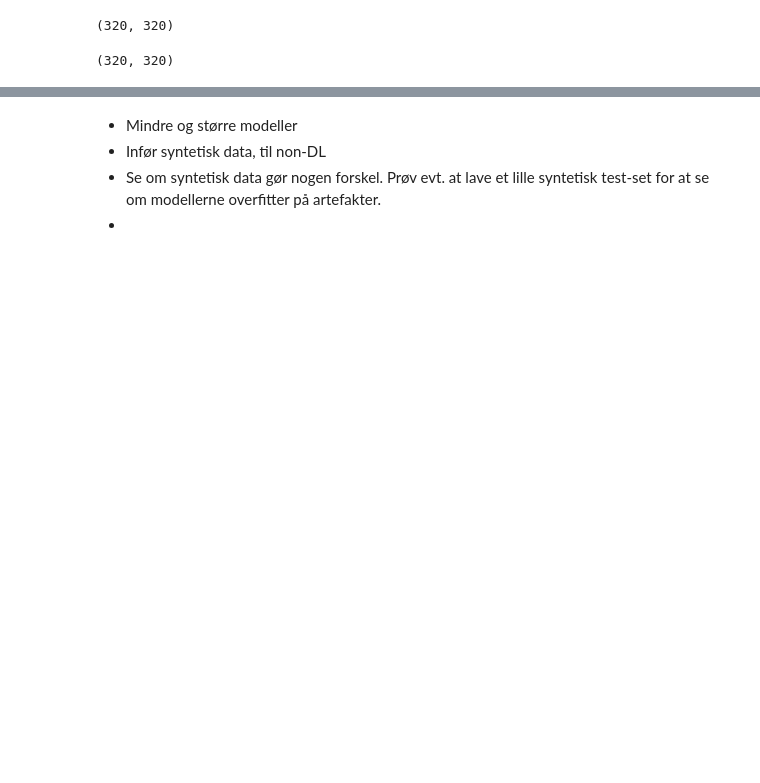
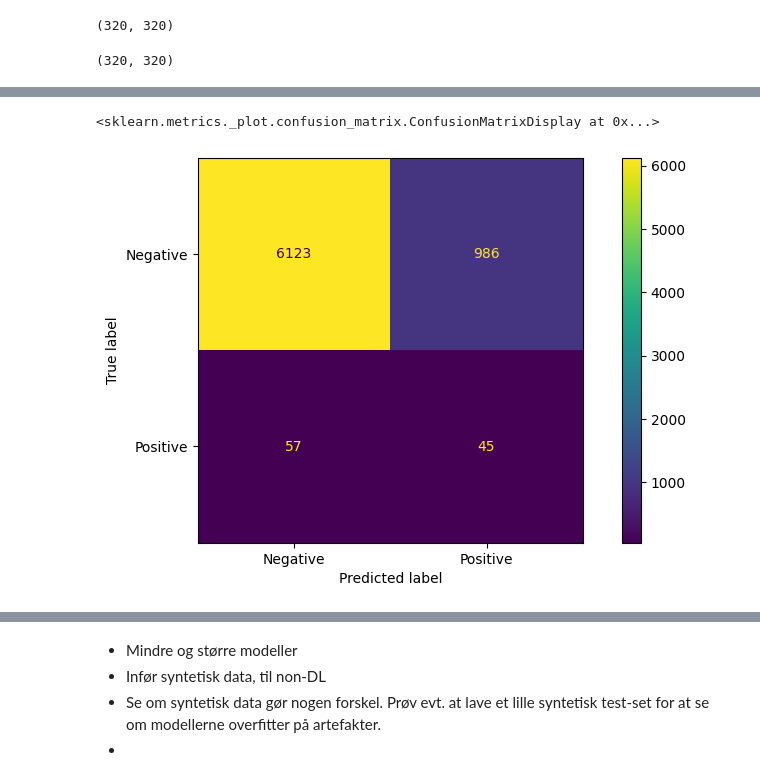
Before and after one commit to MadsAndersens/BachelorProject, a Jupyter notebook: Notebooks/Training.ipynb, the cells around one changed output, grey strips where cells are left out. Cells and saved outputs as stored; diff of their text form; code cells hidden in the pictures; blank space fills up the shorter version.

```diff
--- a/Notebooks/Training.ipynb
+++ b/Notebooks/Training.ipynb
@@ -366,4 +403,5 @@ find_optimal_threshold(precision, recall, thresholds)
 # %%
-confmat = ConfusionMatrix(task="binary", num_classes=2, threshold=float(0.49898222)).to(device)
-confmat(predictions[:,1],labels[:,1].to(int))
+confmat = ConfusionMatrix(task="binary", num_classes=2, threshold=float(0.5)).to(device)
+cm = confmat(predictions[:,1],labels[:,1].to(int))
+cm
 # %% [output]
@@ -382,0 +421,7 @@ Test Error:
+# %%
+disp = ConfusionMatrixDisplay(cm.numpy(),
+                              display_labels=['Negative', 'Positive'])
+disp.plot()
+# %% [output]
+<sklearn.metrics._plot.confusion_matrix.ConfusionMatrixDisplay at 0x...>
+[figure, added]
```
Also changed, not shown: parts of 29 cells of this notebook, 8 other files.
